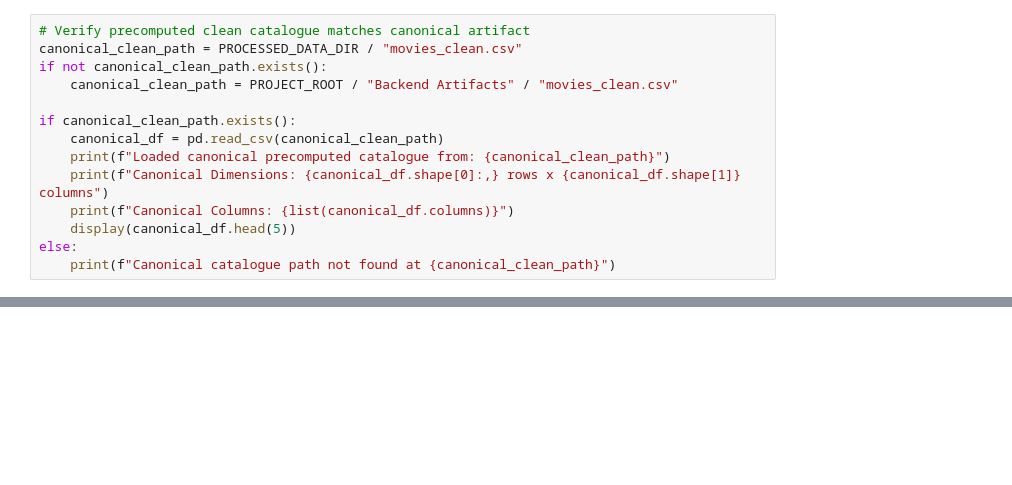
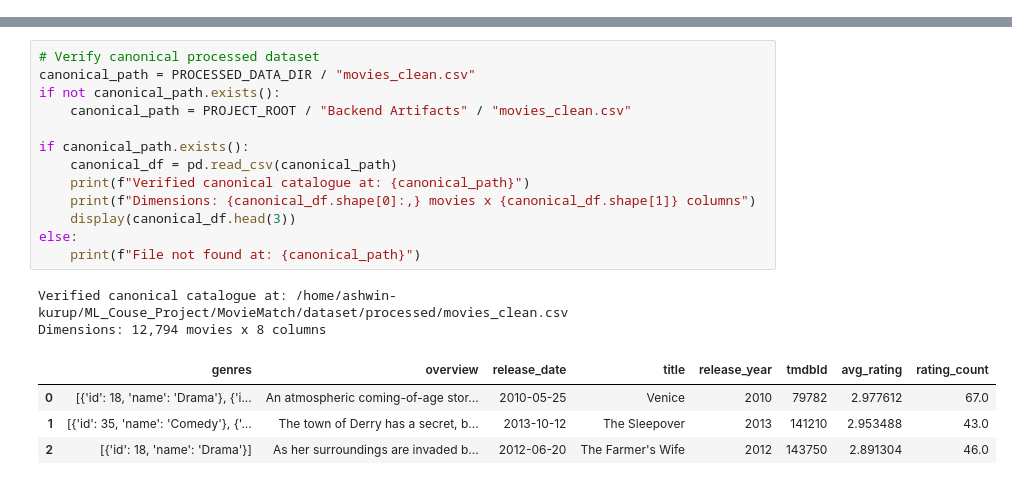
Before and after one commit to kurupashwin482-web/MovieMatch, a Jupyter notebook: Notebooks/01_data_preparation.ipynb, the cells around one changed output, grey strips where cells are left out. Cells and saved outputs as stored; diff of their text form; blank space fills up the shorter version.

```diff
--- a/Notebooks/01_data_preparation.ipynb
+++ b/Notebooks/01_data_preparation.ipynb
@@ -398,14 +0,0 @@ We inspect the final dataset dimensions, confirm schema integrity, and document
-# %%
-# Verify precomputed clean catalogue matches canonical artifact
-canonical_clean_path = PROCESSED_DATA_DIR / "movies_clean.csv"
-if not canonical_clean_path.exists():
-    canonical_clean_path = PROJECT_ROOT / "Backend Artifacts" / "movies_clean.csv"
-
-if canonical_clean_path.exists():
-    canonical_df = pd.read_csv(canonical_clean_path)
-    print(f"Loaded canonical precomputed catalogue from: {canonical_clean_path}")
-    print(f"Canonical Dimensions: {canonical_df.shape[0]:,} rows x {canonical_df.shape[1]} columns")
-    print(f"Canonical Columns: {list(canonical_df.columns)}")
-    display(canonical_df.head(5))
-else:
-    print(f"Canonical catalogue path not found at {canonical_clean_path}")
@@ -441,0 +408,20 @@ The generated `movies_clean.csv` directly fuels the subsequent stages of the Mov
+# %%
+# Verify canonical processed dataset
+canonical_path = PROCESSED_DATA_DIR / "movies_clean.csv"
+if not canonical_path.exists():
+    canonical_path = PROJECT_ROOT / "Backend Artifacts" / "movies_clean.csv"
+
+if canonical_path.exists():
+    canonical_df = pd.read_csv(canonical_path)
+    print(f"Verified canonical catalogue at: {canonical_path}")
+    print(f"Dimensions: {canonical_df.shape[0]:,} movies x {canonical_df.shape[1]} columns")
+    display(canonical_df.head(3))
+else:
+    print(f"File not found at: {canonical_path}")
+# %% [output]
+Verified canonical catalogue at: /home/ashwin-kurup/ML_Couse_Project/MovieMatch/dataset/processed/movies_clean.csv
+Dimensions: 12,794 movies x 8 columns
+|  | genres | overview | release_date | title | release_year | tmdbId | avg_rating | rating_count |
+| 0 | [{'id': 18, 'name': 'Drama'}, {'i... | An atmospheric coming-of-age stor... | 2010-05-25 | Venice | 2010 | 79782 | 2.977612 | 67.0 |
+| 1 | [{'id': 35, 'name': 'Comedy'}, {'... | The town of Derry has a secret, b... | 2013-10-12 | The Sleepover | 2013 | 141210 | 2.953488 | 43.0 |
+| 2 | [{'id': 18, 'name': 'Drama'}] | As her surroundings are invaded b... | 2012-06-20 | The Farmer's Wife | 2012 | 143750 | 2.891304 | 46.0 |
```
Also changed, not shown: parts of 60 cells of this notebook, 8 other files.
